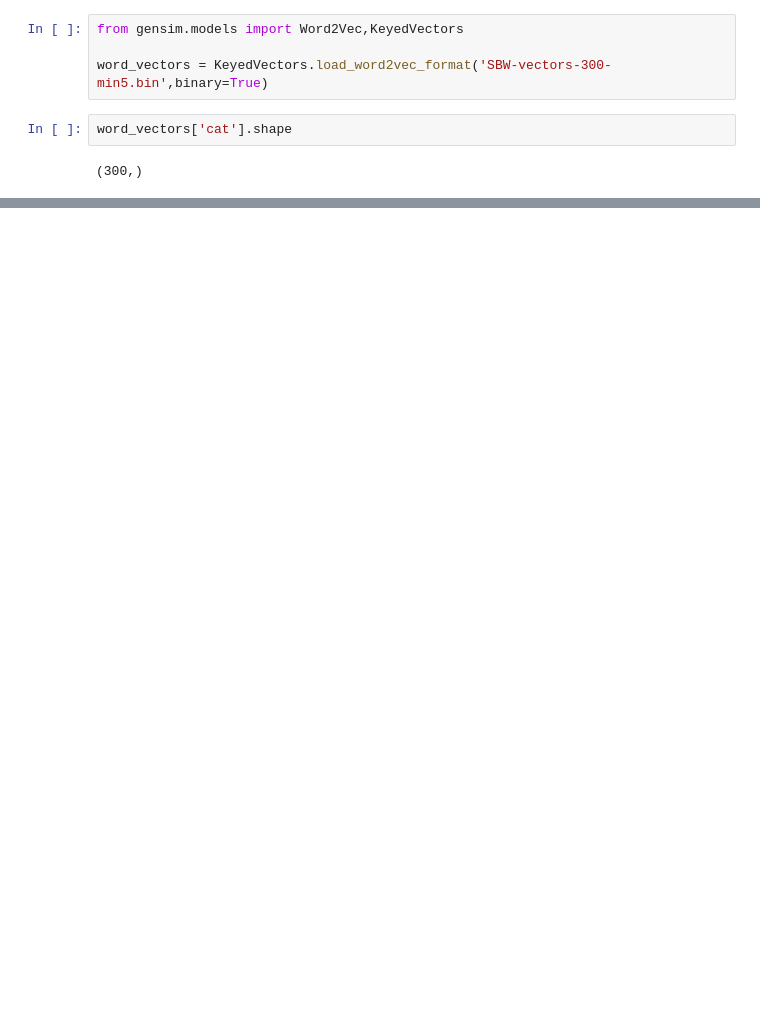
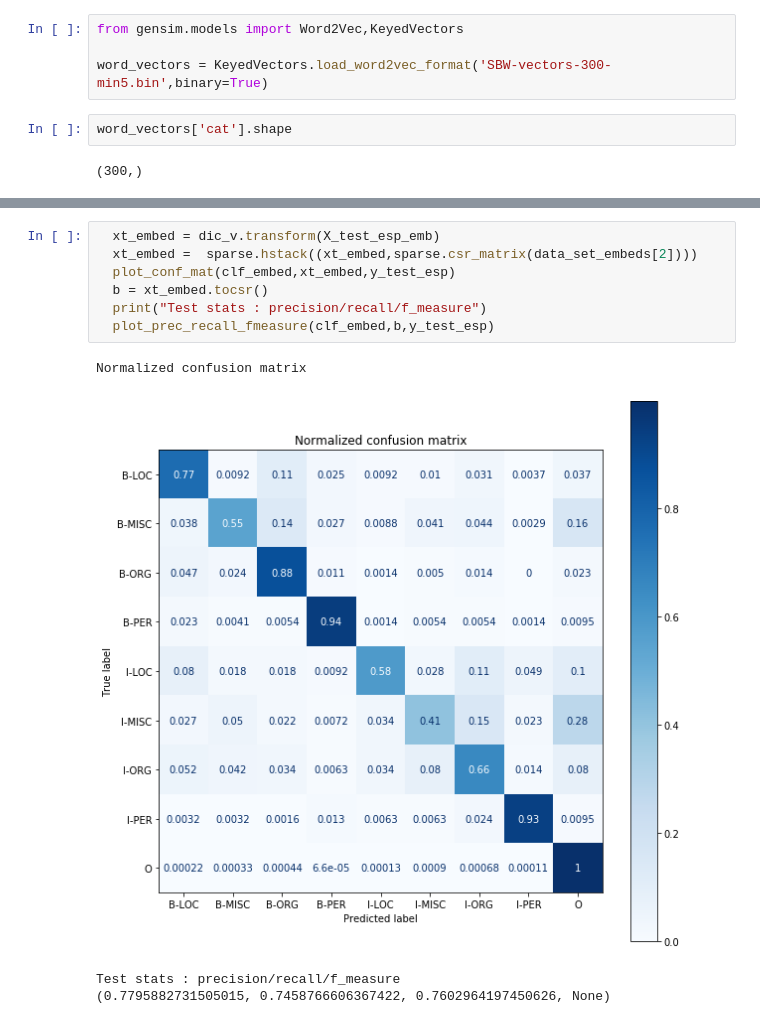
Before and after one commit to NitCoh/NLPAss2, a Jupyter notebook: NLP_Ass2.ipynb, the cells around one changed output, grey strips where cells are left out. Drawn from its saved outputs; the diff is of its cells as text; blank space fills up the shorter version.

```diff
--- a/NLP_Ass2.ipynb
+++ b/NLP_Ass2.ipynb
@@ -932,0 +1005,12 @@ NameError: ignored
+# %%
+  xt_embed = dic_v.transform(X_test_esp_emb)
+  xt_embed =  sparse.hstack((xt_embed,sparse.csr_matrix(data_set_embeds[2])))
+  plot_conf_mat(clf_embed,xt_embed,y_test_esp)
+  b = xt_embed.tocsr()
+  print("Test stats : precision/recall/f_measure")
+  plot_prec_recall_fmeasure(clf_embed,b,y_test_esp)
+# %% [output]
+Normalized confusion matrix
+[figure, added]
+Test stats : precision/recall/f_measure
+(0.7795882731505015, 0.7458766606367422, 0.7602964197450626, None)
```
Also changed, not shown: parts of 35 cells of this notebook.
